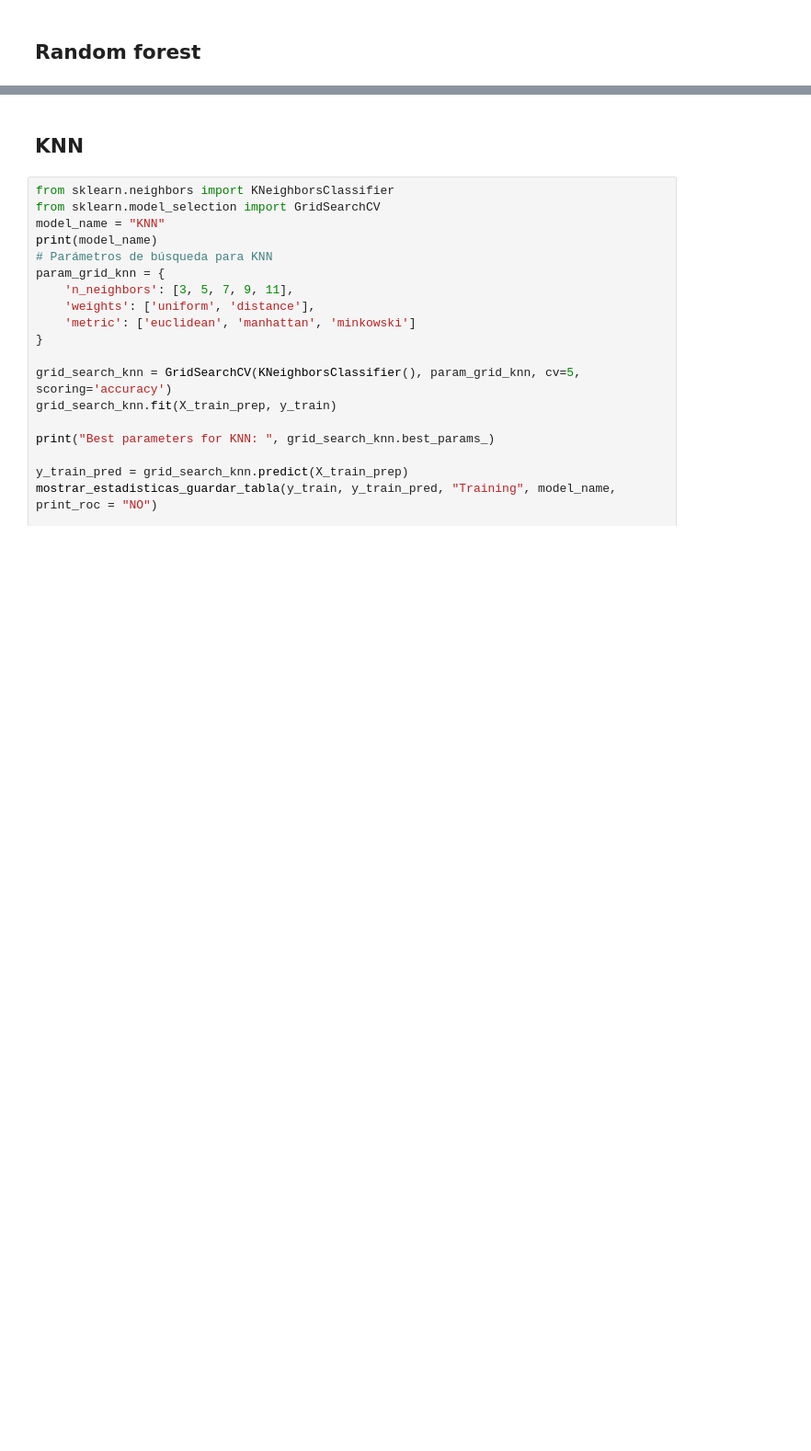
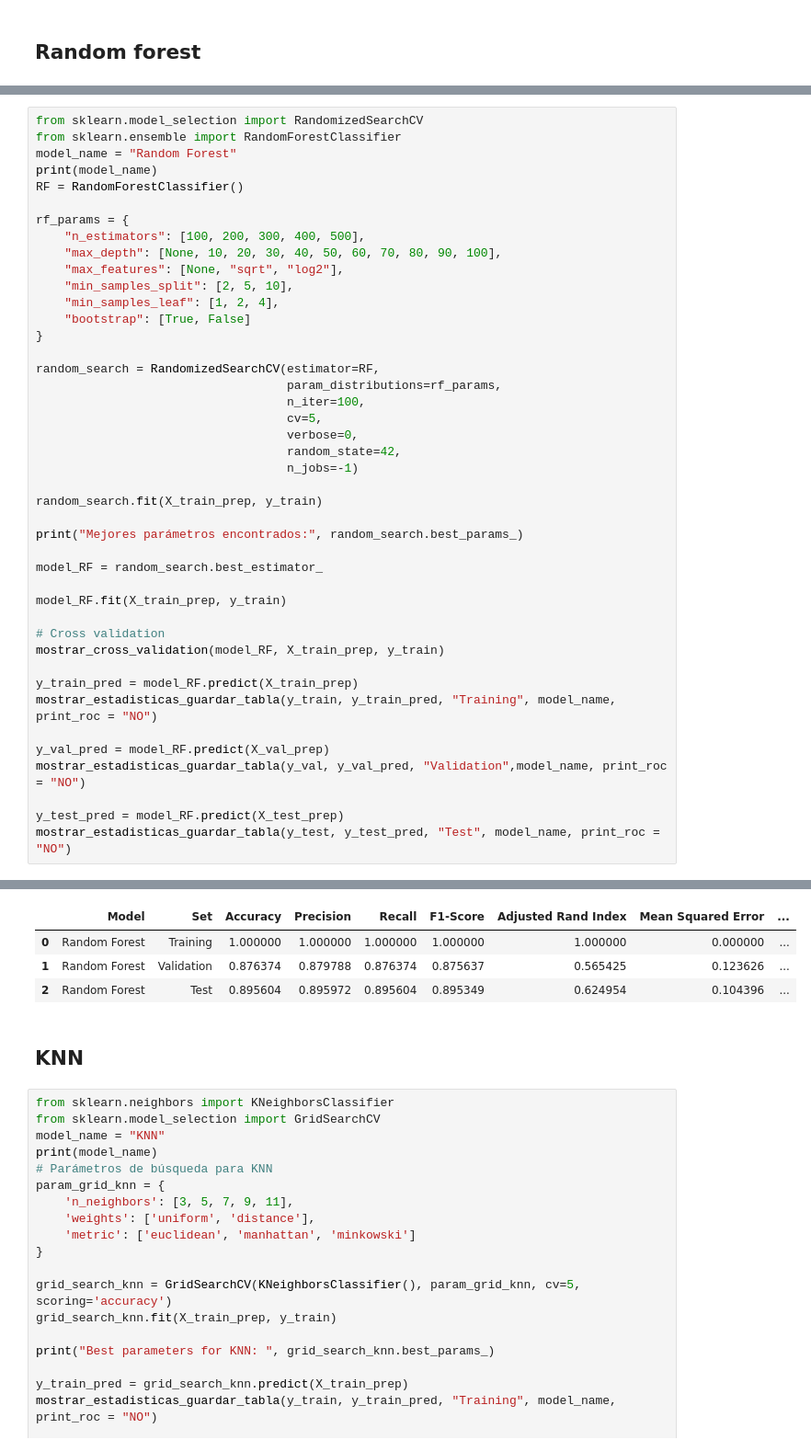
Before and after one commit to Lusku/kschool_master, a Jupyter notebook: TFM_Simple.ipynb, the cells around one changed output, grey strips where cells are left out. Shown at 92% size. Drawn from its saved outputs; the diff is of its cells as text; blank space fills up the shorter version.

```diff
--- a/TFM_Simple.ipynb
+++ b/TFM_Simple.ipynb
@@ -887,0 +862,44 @@ Matriz de Confusión :
+# %%
+from sklearn.model_selection import RandomizedSearchCV
+from sklearn.ensemble import RandomForestClassifier
+model_name = "Random Forest"
+print(model_name)
+RF = RandomForestClassifier()
+
+rf_params = {
+    "n_estimators": [100, 200, 300, 400, 500],
+    "max_depth": [None, 10, 20, 30, 40, 50, 60, 70, 80, 90, 100],
+    "max_features": [None, "sqrt", "log2"],
+    "min_samples_split": [2, 5, 10],
+    "min_samples_leaf": [1, 2, 4],
+    "bootstrap": [True, False]
+}
+
+random_search = RandomizedSearchCV(estimator=RF,
+                                   param_distributions=rf_params,
+                                   n_iter=100,
+                                   cv=5,
+                                   verbose=0,
+                                   random_state=42,
+                                   n_jobs=-1)
+
+random_search.fit(X_train_prep, y_train)
+
+print("Mejores parámetros encontrados:", random_search.best_params_)
+
+model_RF = random_search.best_estimator_
+
+model_RF.fit(X_train_prep, y_train)
+
+# Cross validation
+mostrar_cross_validation(model_RF, X_train_prep, y_train)
+
+y_train_pred = model_RF.predict(X_train_prep)
+mostrar_estadisticas_guardar_tabla(y_train, y_train_pred, "Training", model_name, print_roc = "NO")
+
+y_val_pred = model_RF.predict(X_val_prep)
+mostrar_estadisticas_guardar_tabla(y_val, y_val_pred, "Validation",model_name, print_roc = "NO")
+
+y_test_pred = model_RF.predict(X_test_prep)
+mostrar_estadisticas_guardar_tabla(y_test, y_test_pred, "Test", model_name, print_roc = "NO")
+# %% [output]
@@ -888,3 +923,7 @@ Matriz de Confusión :
+|  | Model | Set | Accuracy | Precision | Recall | F1-Score | Adjusted Rand Index | Mean Squared Error | ... |
+| 0 | Random Forest | Training | 1.000000 | 1.000000 | 1.000000 | 1.000000 | 1.000000 | 0.000000 | ... |
+| 1 | Random Forest | Validation | 0.876374 | 0.879788 | 0.876374 | 0.875637 | 0.565425 | 0.123626 | ... |
+| 2 | Random Forest | Test | 0.895604 | 0.895972 | 0.895604 | 0.895349 | 0.624954 | 0.104396 | ... |
 # %% [markdown]
 ## KNN
 # %%
```
Also changed, not shown: parts of 65 cells of this notebook.
